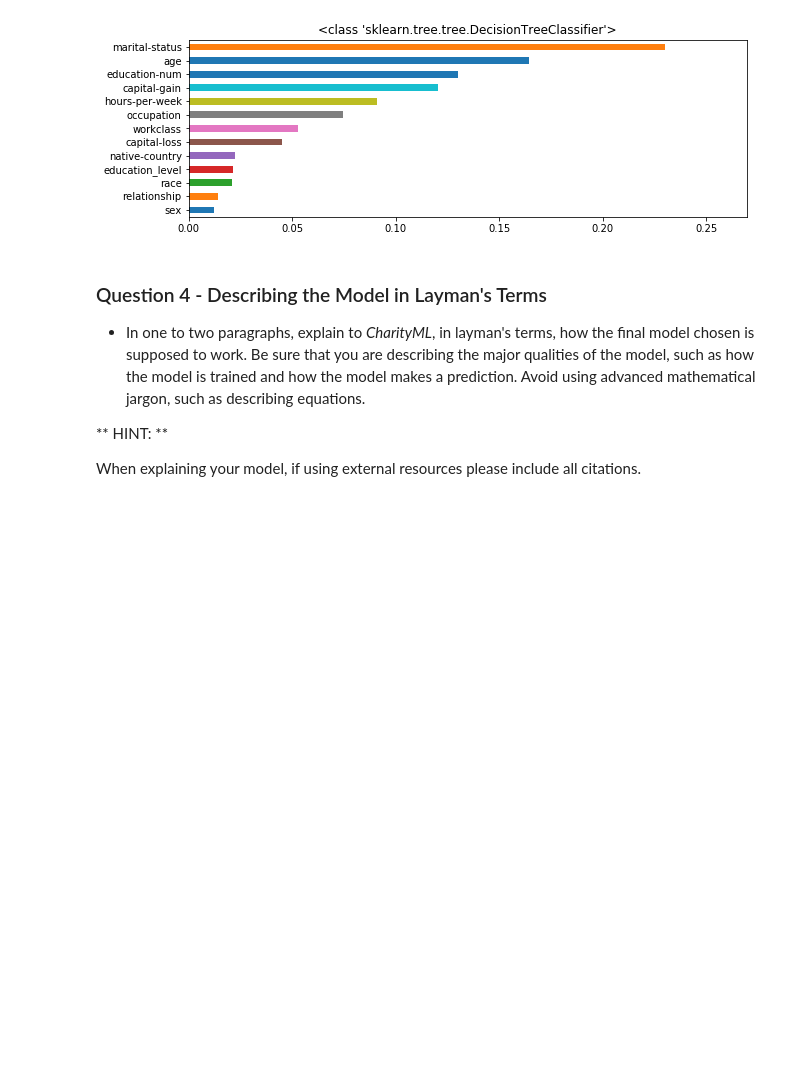
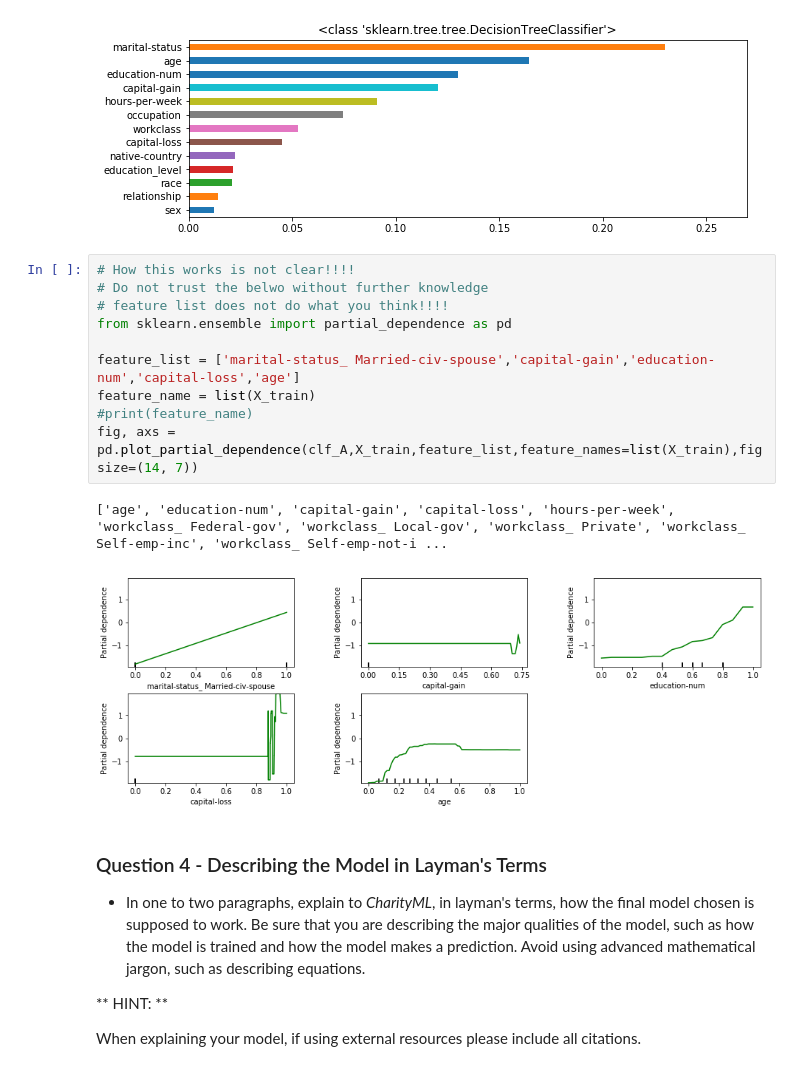
Before and after one commit to dphiggs01/Udacity-Machine-Learning-Projects, a Jupyter notebook: finding_donors/finding_donors.ipynb, the cells around one changed output. Cells and saved outputs as stored; diff of their text form; blank space fills up the shorter version.

```diff
--- a/finding_donors/finding_donors.ipynb
+++ b/finding_donors/finding_donors.ipynb
@@ -929,6 +934,19 @@ graph_feature_importance(clf_B,feature_list,summarized_columns=categorical_varia
 # %% [output]
 [figure]
 [figure]
+# %%
+# How this works is not clear!!!!
+# Do not trust the belwo without further knowledge
+# feature list does not do what you think!!!!
+from sklearn.ensemble import partial_dependence as pd
+
+feature_list = ['marital-status_ Married-civ-spouse','capital-gain','education-num','capital-loss','age']
+feature_name = list(X_train)
+#print(feature_name)
+fig, axs = pd.plot_partial_dependence(clf_A,X_train,feature_list,feature_names=list(X_train),figsize=(14, 7))
+# %% [output]
+['age', 'education-num', 'capital-gain', 'capital-loss', 'hours-per-week', 'workclass_ Federal-gov', 'workclass_ Local-gov', 'workclass_ Private', 'workclass_ Self-emp-inc', 'workclass_ Self-emp-not-i ...
+[figure, added]
 # %% [markdown]
 ### Question 4 - Describing the Model in Layman's Terms
 
```
Also changed, not shown: parts of 4 cells of this notebook, 4 other files.
